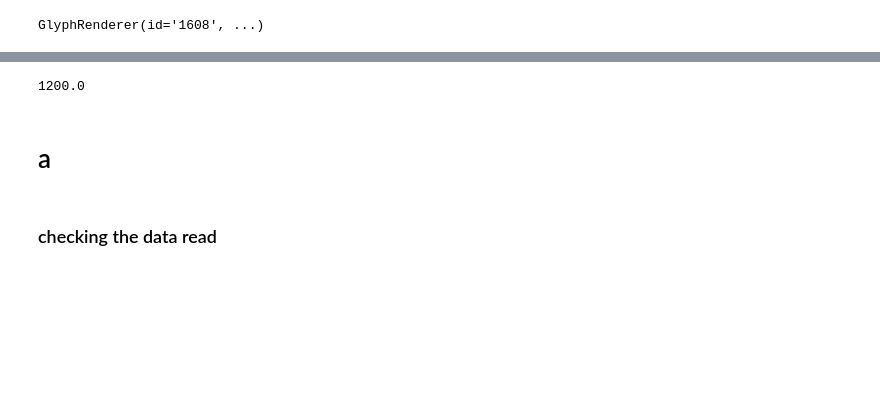
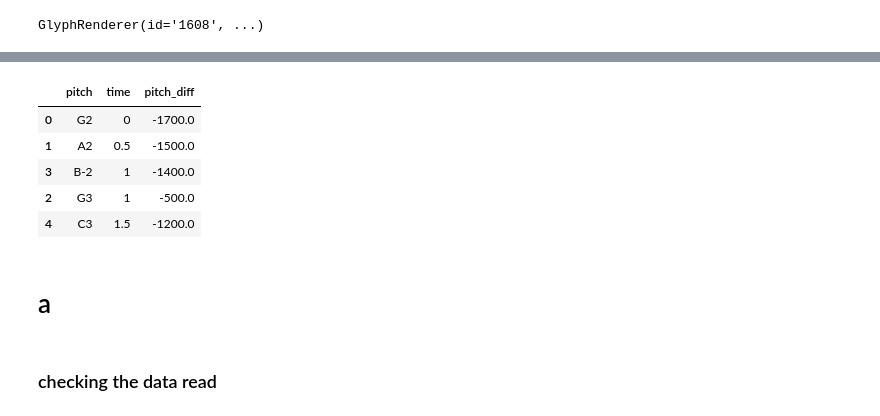
Before and after one commit to unagiinu2k/deepjazz_in_a_file, a Jupyter notebook: rnn_bach_sandbox.ipynb, the cells around one changed output, grey strips where cells are left out. Drawn from its saved outputs; the diff is of its cells as text; code cells hidden in the pictures; blank space fills up the shorter version.

Commit message:
flow from a score to dataframe is built

```diff
--- a/rnn_bach_sandbox.ipynb
+++ b/rnn_bach_sandbox.ipynb
@@ -233,4 +232,0 @@ from music21 import interval
-# %%
-interval.notesToChromatic(note.Note("C4") , note.Note("C5")).cents
-# %% [output]
-1200.0
@@ -237,3 +235,16 @@ interval.notesToChromatic(note.Note("C4") , note.Note("C5")).cents
+# %%
+df_score = pd.DataFrame({'pitch' : pitches , 'time' : times , 'pitch_diff' : diffs })
+# %%
+df_score.sort_values(['time' , 'pitch_diff'] , inplace=True)
+# %%
+df_score.head()
+# %% [output]
+|  | pitch | time | pitch_diff |
+| 0 | G2 | 0 | -1700.0 |
+| 1 | A2 | 0.5 | -1500.0 |
+| 3 | B-2 | 1 | -1400.0 |
+| 2 | G3 | 1 | -500.0 |
+| 4 | C3 | 1.5 | -1200.0 |
 # %% [markdown]
 # a
 # %% [markdown]
```
Also changed, not shown: parts of 4 cells of this notebook.
